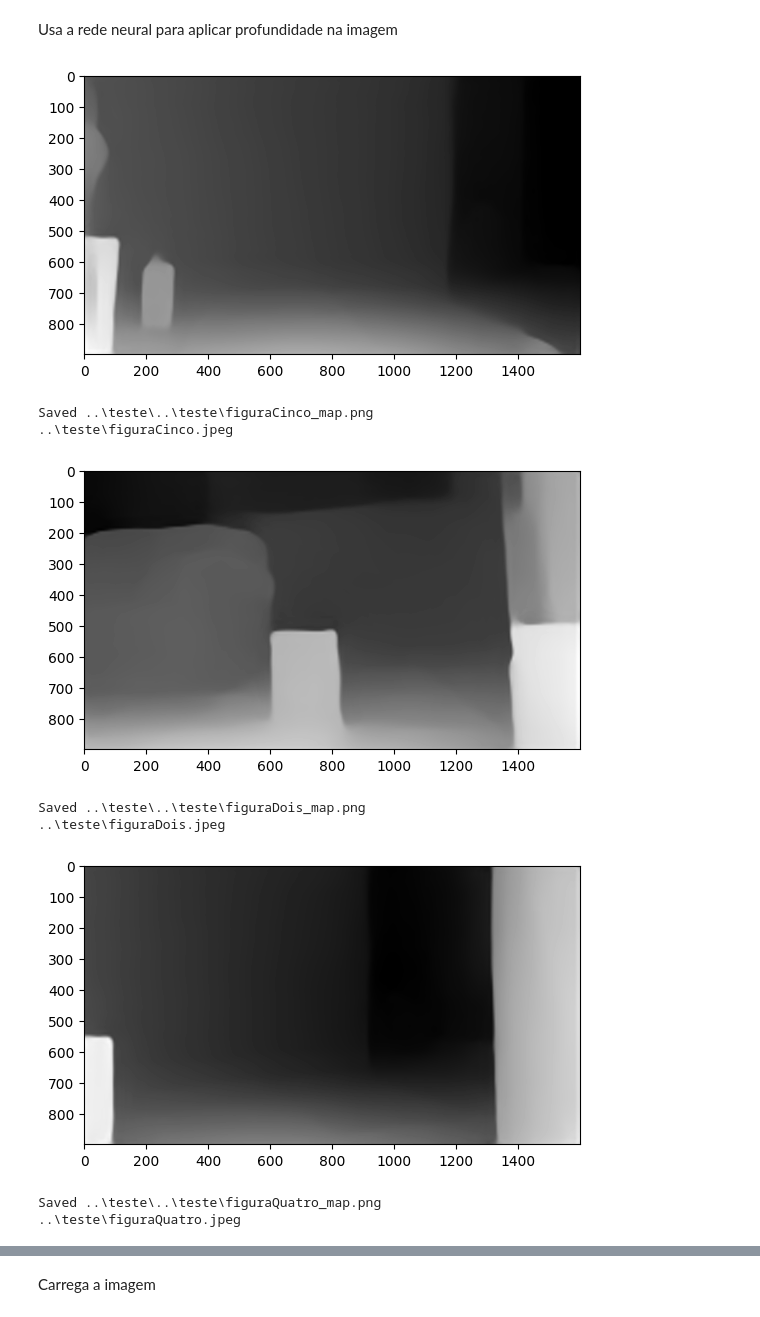
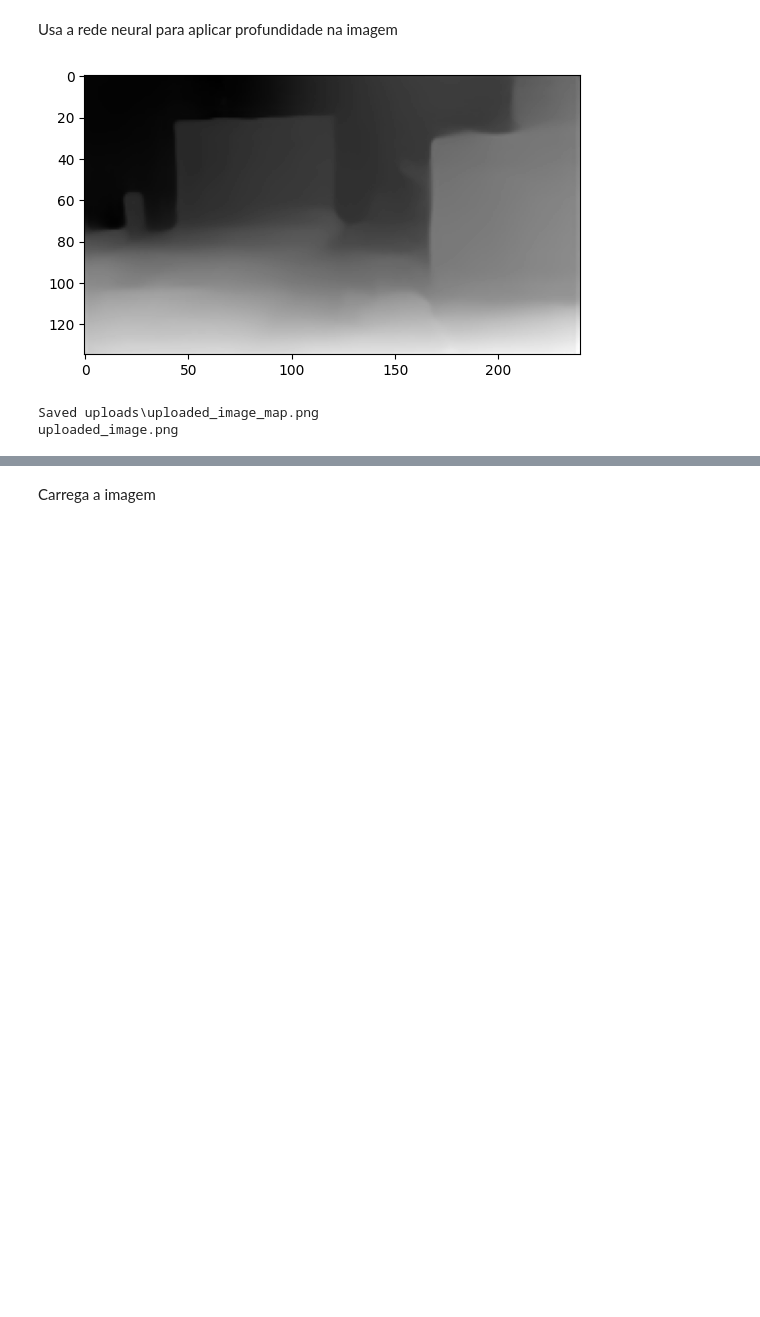
Before and after one commit to anderson-silva21/TCC-autoRoute, a Jupyter notebook: system/main.ipynb, the cells around one changed output, grey strips where cells are left out. Drawn from its saved outputs; the diff is of its cells as text; code cells hidden in the pictures; blank space fills up the shorter version.

```diff
--- a/system/main.ipynb
+++ b/system/main.ipynb
@@ -108,47 +44,41 @@ image_files = glob.glob(os.path.join(image_dir, '*'))
 # %% [markdown]
 Usa a rede neural para aplicar profundidade na imagem
 # %%
-for image_file in image_files:
-    # Ler a imagem do diretório
-    image_path = os.path.join(image_dir, image_file)
-    frame = cv2.imread(image_path)
+# Diretório onde as imagens são armazenadas
+image_folder = 'uploads'
+image_filename = 'uploaded_image.png'  # Substitua pelo nome da imagem que você deseja processar
 
-    # Trasnformar entrada para o MiDaS
-    img = cv2.cvtColor(frame, cv2.COLOR_BGR2RGB)
-    imgbatch = transform(img).to('cpu')
+# Carrega a imagem
+image_path = os.path.join(image_folder, image_filename)
+frame = cv2.imread(image_path)
 
-    # Fazer predição
-    with torch.no_grad():
-        prediction = midas(imgbatch)
-        prediction = torch.nn.functional.interpolate(
-            prediction.unsqueeze(1),
-            size=img.shape[:2],
-            mode='bicubic',
-            align_corners=False
-        ).squeeze()
+# Pré-processa a imagem e obtém a estimativa de profundidade
+img = cv2.cvtColor(frame, cv2.COLOR_BGR2RGB)
+imgbatch = transform(img).to('cpu')
 
-        output = prediction.cpu().numpy()
+with torch.no_grad():
+    prediction = midas(imgbatch)
+    prediction = torch.nn.functional.interpolate(
+        prediction.unsqueeze(1),
+        size=img.shape[:2],
+        mode='bicubic',
+        align_corners=False
+    ).squeeze()
 
-        # Normalizar a saída para valores entre 0 e 255
-        output = (output - output.min()) / (output.max() - output.min())
-        output = (255 * output).astype(np.uint8)
+    output = prediction.cpu().numpy()
+    output = (output - output.min()) / (output.max() - output.min())
+    output = (255 * output).astype(np.uint8)
 
-    plt.imshow(output, cmap='gray')
-    plt.pause(0.00001)
+plt.imshow(output, cmap='gray')
+plt.pause(0.00001)
 
-    # Salvar a imagem de saída
-    output_filename = os.path.splitext(image_file)[0] + "_map.png"
-    output_path = os.path.join(image_dir, output_filename)
-    cv2.imwrite(output_path, output)
-    print(f'Saved {output_path}')
-    print(image_file)
+# Salvar a imagem de saída
+output_filename = os.path.splitext(image_filename)[0] + "_map.png"
+output_path = os.path.join(image_folder, output_filename)
+cv2.imwrite(output_path, output)
+print(f'Saved {output_path}')
+print(image_filename)
 # %% [output]
-[figure, old version]
+[figure, new version]
-Saved ..\teste\..\teste\figuraCinco_map.png
-..\teste\figuraCinco.jpeg
+Saved uploads\uploaded_image_map.png
+uploaded_image.png
-[figure, removed]
-Saved ..\teste\..\teste\figuraDois_map.png
-..\teste\figuraDois.jpeg
-[figure, removed]
-Saved ..\teste\..\teste\figuraQuatro_map.png
-..\teste\figuraQuatro.jpeg
```
Also changed, not shown: parts of 9 cells of this notebook, 5 other files.
